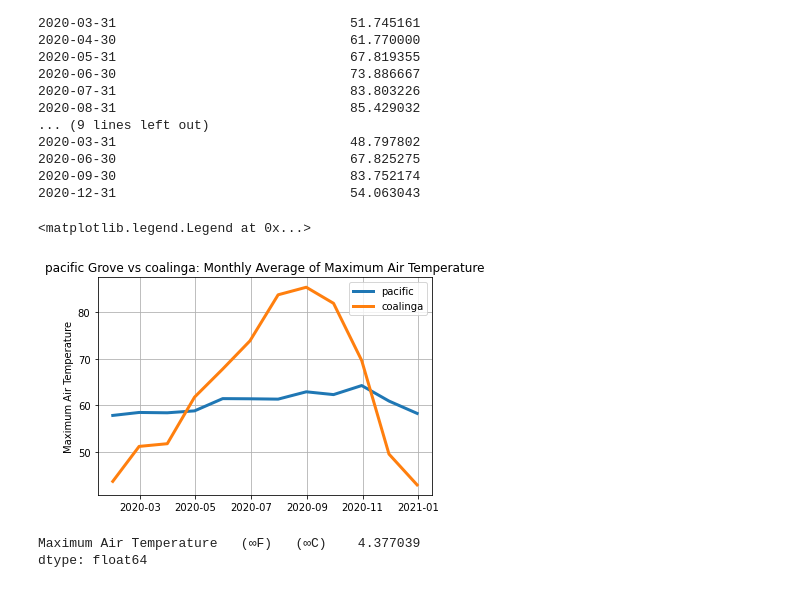
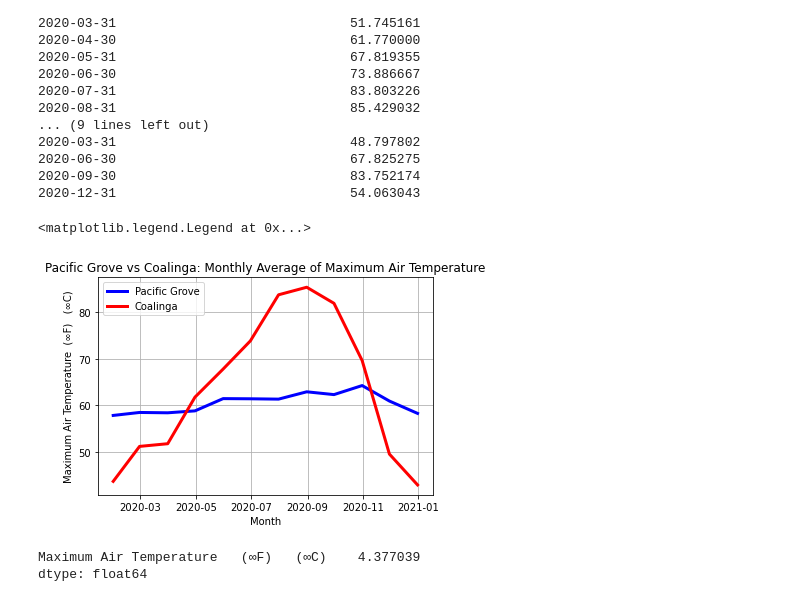
Before and after one commit to candicenotcandies/CaliforniaWeatherReport, a Jupyter notebook: 6105 final project_Jie He_光照，土壤，气温.ipynb, the cells around one changed output. Cells and saved outputs as stored; diff of their text form; code cells hidden in the pictures.

```diff
--- a/6105 final project_Jie He_光照，土壤，气温.ipynb
+++ b/6105 final project_Jie He_光照，土壤，气温.ipynb
@@ -291,15 +304,16 @@ Date
 2020-09-30                              83.752174
 2020-12-31                              54.063043
 # %%
-plt.plot(pacific_temp_max_monthly_average.index, pacific_temp_max_monthly_average['Maximum Air Temperature   (∞F)   (∞C)'],label='pacific',linewidth=3)
-plt.plot(coalinga_temp_max_monthly_average.index, coalinga_temp_max_monthly_average['Maximum Air Temperature   (∞F)   (∞C)'],label='coalinga',linewidth=3)
-plt.title('pacific Grove vs coalinga: Monthly Average of Maximum Air Temperature')
-plt.ylabel('Maximum Air Temperature')
+plt.plot(pacific_temp_max_monthly_average.index, pacific_temp_max_monthly_average['Maximum Air Temperature   (∞F)   (∞C)'],'b',label='Pacific Grove',linewidth=3)
+plt.plot(coalinga_temp_max_monthly_average.index, coalinga_temp_max_monthly_average['Maximum Air Temperature   (∞F)   (∞C)'],'r',label='Coalinga',linewidth=3)
+plt.title('Pacific Grove vs Coalinga: Monthly Average of Maximum Air Temperature')
+plt.ylabel('Maximum Air Temperature  (∞F)   (∞C)')
+plt.xlabel('Month')
 plt.grid()
 plt.legend()
 # %% [output]
 <matplotlib.legend.Legend at 0x...>
-[figure, old version]
+[figure, new version]
 # %%
 pacific_temp_max.std()
 # %% [output]
```
Also changed, not shown: parts of 10 cells of this notebook.
